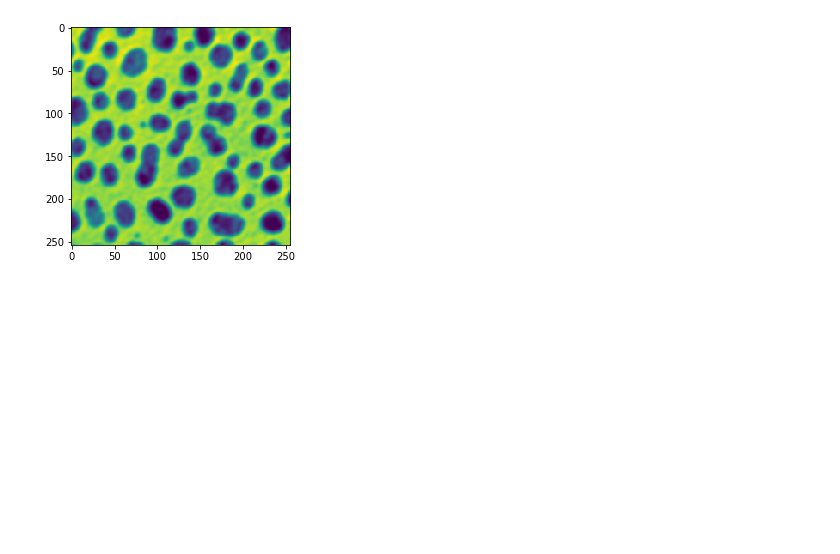
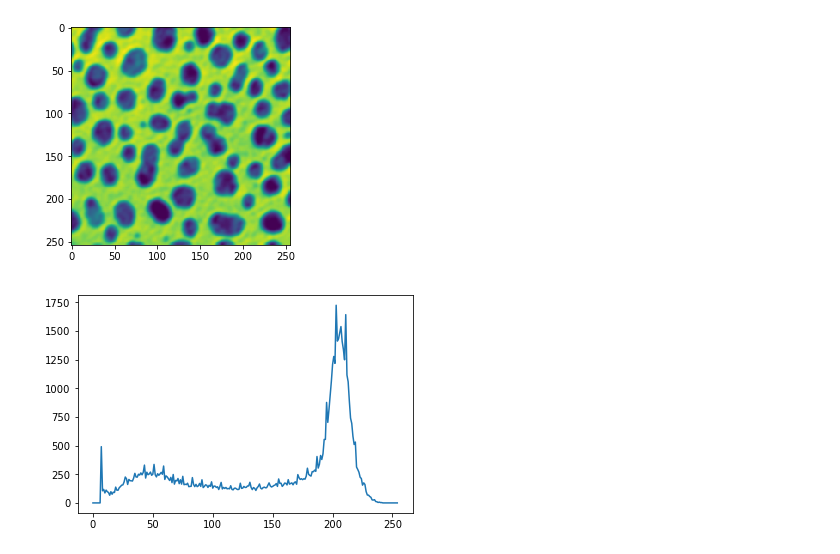
Before and after one commit to Suchismitha-Vedala/IMAGE-PROCESSING-INTERPOLATION, a Jupyter notebook: 2 a.ipynb, the cells around one changed output. Saved outputs shown, nothing was run; the diff lists cells and outputs as text; code cells hidden in the pictures; blank space fills up the shorter version.

```diff
--- a/2 a.ipynb
+++ b/2 a.ipynb
@@ -7,7 +7,7 @@ np.seterr(divide='ignore', invalid='ignore')
 {'divide': 'warn', 'invalid': 'warn', 'over': 'warn', 'under': 'ignore'}
 # %%
 img=cv2.imread('cells.png',0)
-hist_full = cv2.calcHist([img],[0],None,[256],[0,256])
+hist_full = cv2.calcHist([img],[0],None,[255],[0,255])
 # %%
 plt.imshow(img)
 plt.show()
@@ -17,0 +16,5 @@ arr=np.asarray(img)
+# %%
+plt.plot(hist_full)
+plt.show()
+# %% [output]
+[figure, added]
```
Also changed, not shown: parts of 25 cells of this notebook, 4 other files.
